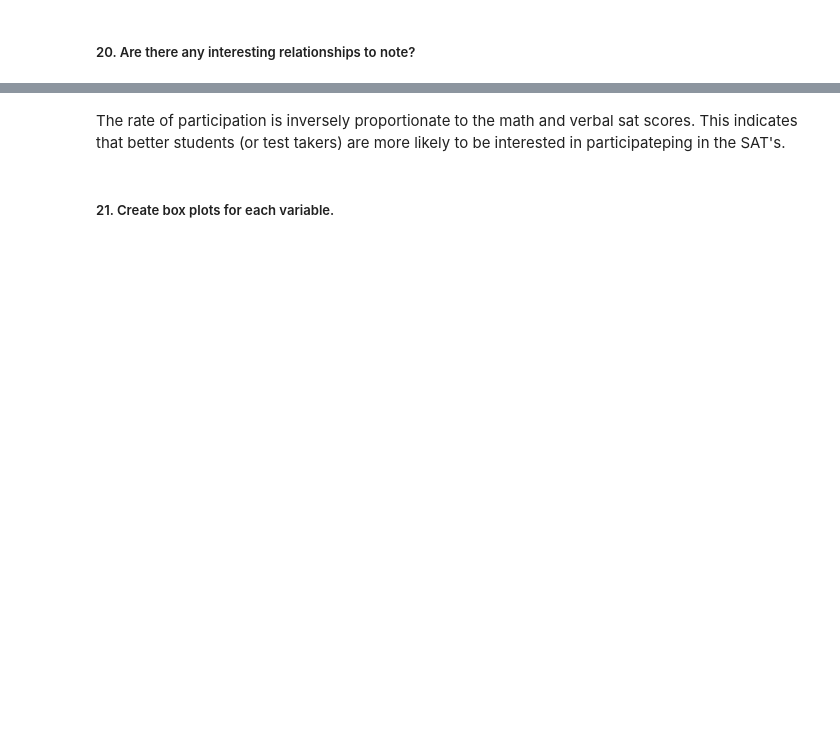
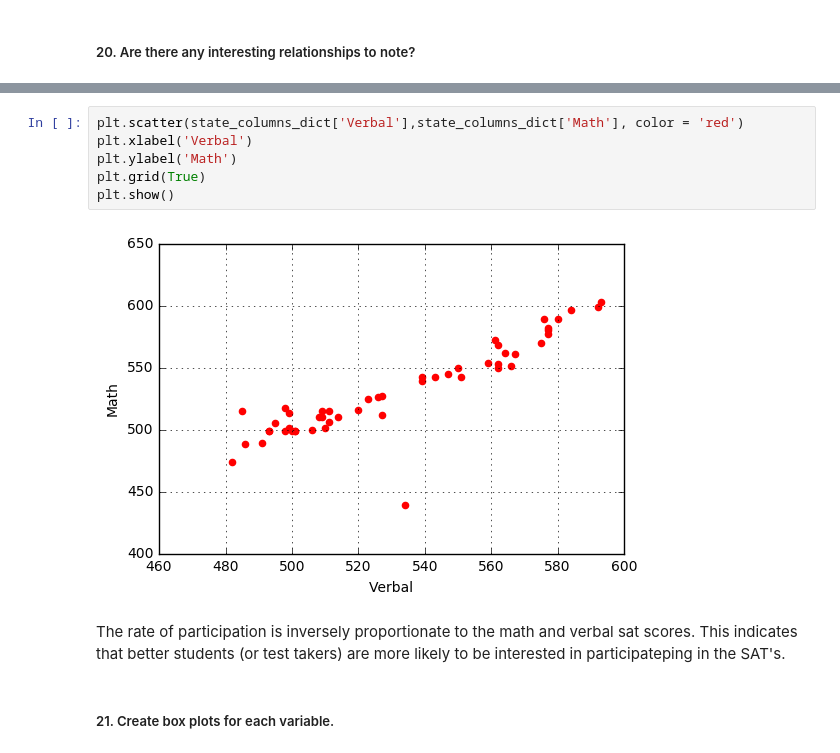
Before and after one commit to killerdame/SAT-Scores-Summary-Statistics, a Jupyter notebook: starter-code/project_1.ipynb, the cells around one changed output, grey strips where cells are left out. Saved outputs shown, nothing was run; the diff lists cells and outputs as text; blank space fills up the shorter version.

```diff
--- a/starter-code/project_1.ipynb
+++ b/starter-code/project_1.ipynb
@@ -215,3 +242,11 @@ axarr[1].set_title('Math Score per Rate of Completion')
+# %%
+plt.scatter(state_columns_dict['Verbal'],state_columns_dict['Math'], color = 'red')
+plt.xlabel('Verbal')
+plt.ylabel('Math')
+plt.grid(True)
+plt.show()
+# %% [output]
+[figure, added]
 # %% [markdown]
 The rate of participation is inversely proportionate to the math and verbal sat scores. This indicates that better students (or test takers) are more likely to be interested in participateping in the SAT's.
 # %% [markdown]
```
Also changed, not shown: parts of 16 cells of this notebook, 1 other file.
